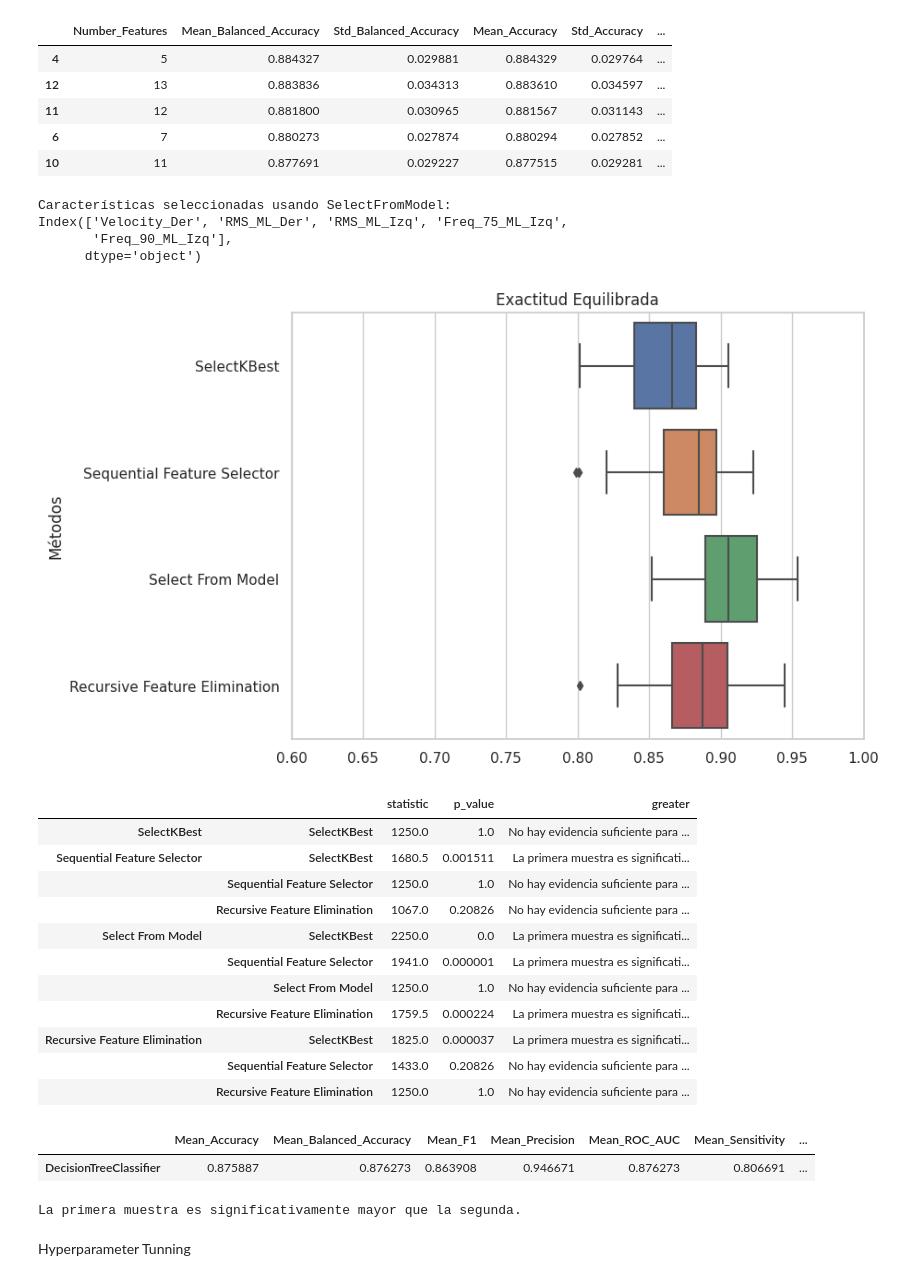
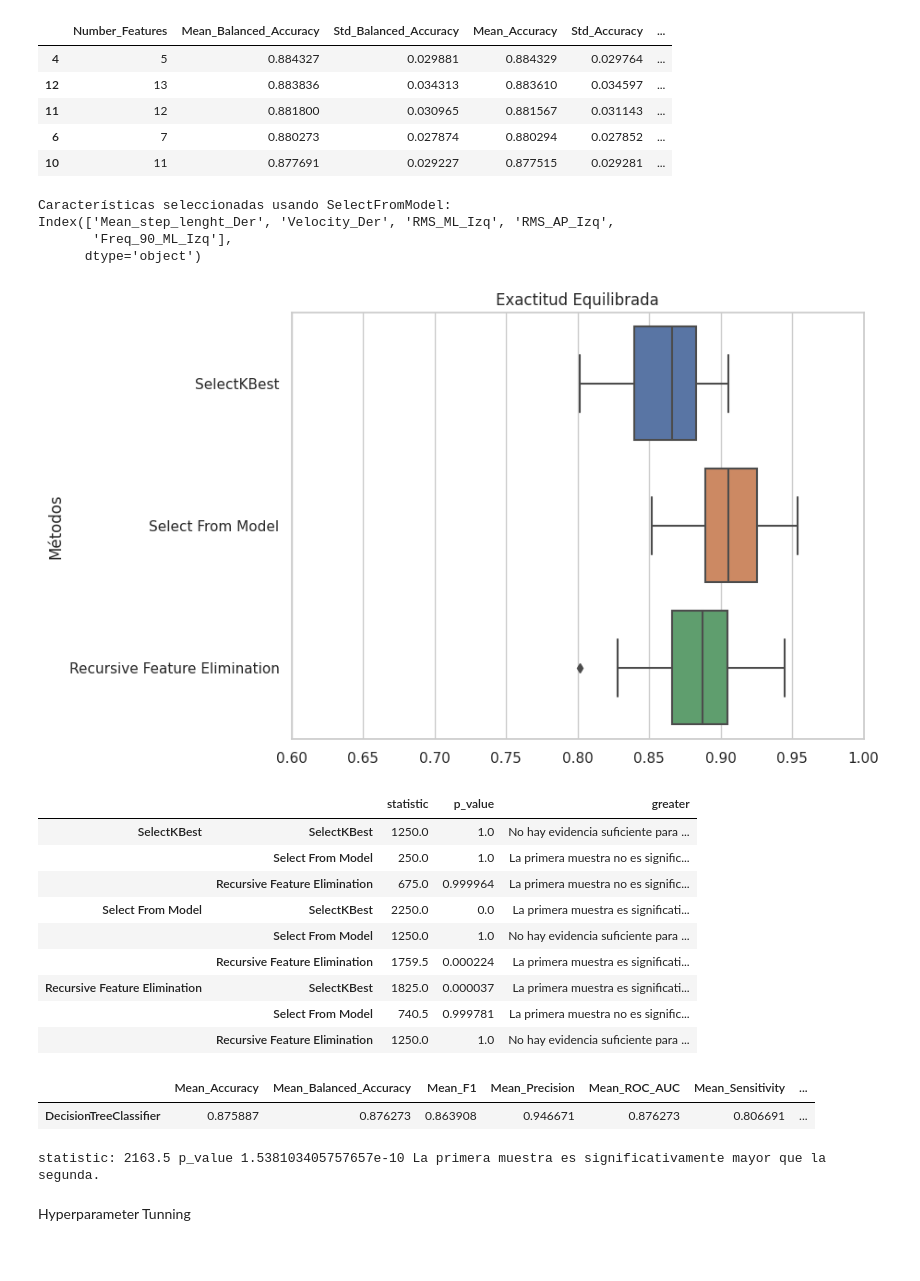
Before and after one commit to OsirisEscaL/Parkinson_Project, a Jupyter notebook: DecisionTreeClassifier_Parkinson_HeredetaryAtaxias.ipynb, the cells around one changed output. Drawn from its saved outputs; the diff is of its cells as text; code cells hidden in the pictures.

```diff
--- a/DecisionTreeClassifier_Parkinson_HeredetaryAtaxias.ipynb
+++ b/DecisionTreeClassifier_Parkinson_HeredetaryAtaxias.ipynb
@@ -792,7 +688,7 @@ results_recursive_ds.head(5)
 # %%
 best_number_R = 5 # Cambiar por el mejor numero de caracteristicas encontradas anteriormente
 
-selector_R = RFE(model, n_features_to_select=num)
+selector_R = RFE(model, n_features_to_select=best_number_R)
 new_X_R = selector_R.fit_transform(oversample_X, oversample_y)
 selected_feature_indices = selector_R.get_support()
 selected_feature_names = ds_X.columns[selected_feature_indices]
@@ -801,34 +697,32 @@ print("Características seleccionadas usando SelectFromModel:")
 print(selected_feature_names)
 # %% [output]
 Características seleccionadas usando SelectFromModel:
-Index(['Velocity_Der', 'RMS_ML_Der', 'RMS_ML_Izq', 'Freq_75_ML_Izq',
+Index(['Mean_step_lenght_Der', 'Velocity_Der', 'RMS_ML_Izq', 'RMS_AP_Izq',
        'Freq_90_ML_Izq'],
       dtype='object')
 # %%
 raw_SelectKBest = results_raw_selectK_ds.iloc[0, best_number_K-1]
-raw_Sequential = results_raw_sequential_ds.iloc[0, best_number_Q-1]
 raw_SelectM = results_raw_select_ds.iloc[0, best_number_M-1]
 raw_RFE = results_raw_recursive_ds.iloc[0, best_number_R-1]
 
 raw_SelectKBest = pd.Series(raw_SelectKBest, name='SelectKBest')
-raw_Sequential = pd.Series(raw_Sequential, name='Sequential Feature Selector')
 raw_SelectM = pd.Series(raw_SelectM, name='Select From Model')
 raw_RFE = pd.Series(raw_RFE, name='Recursive Feature Elimination')
 
-FeaturesSelectors = pd.concat([raw_SelectKBest, raw_Sequential,raw_SelectM, raw_RFE], axis=1)
+FeaturesSelectors = pd.concat([raw_SelectKBest,raw_SelectM, raw_RFE], axis=1)
 
 plt.figure(figsize=(8, 6))
 sns.set_theme(style="whitegrid")
 sns.boxplot(data=FeaturesSelectors, orient='h')
 plt.title('Exactitud Equilibrada')
 plt.xlim(0.6, 1)
 plt.ylabel('Métodos')
 plt.savefig('Boxplot_FeatureSelection_DecisionTreeClassifier.png', dpi=300, bbox_inches='tight')
 plt.show()
 # %% [output]
-[figure, old version]
+[figure, new version]
 # %%
-samplers = ['SelectKBest', 'Sequential Feature Selector', 'Select From Model',
+samplers = ['SelectKBest', 'Select From Model',
             'Recursive Feature Elimination']
 
 comparison = {}
@@ -845,6 +739,11 @@ for sample1 in samplers:
         comparison[sample1, sample2] = {'statistic': statistic,
                                         'p_value': p_value,
                                         'greater': greater}
+      else:
+        greater = 'La primera muestra no es significativamente mayor que la segunda.'
+        comparison[sample1, sample2] = {'statistic': statistic,
+                                        'p_value': p_value,
+                                        'greater': greater}
     else:
       greater = 'No hay evidencia suficiente para afirmar que las muestras tienen distribuciones diferentes.'
       comparison[sample1, sample2] = {'statistic': statistic,
@@ -857,15 +756,13 @@ comparison
 # %% [output]
 |  |  | statistic | p_value | greater |
 | SelectKBest | SelectKBest | 1250.0 | 1.0 | No hay evidencia suficiente para ... |
-| Sequential Feature Selector | SelectKBest | 1680.5 | 0.001511 | La primera muestra es significati... |
-|  | Sequential Feature Selector | 1250.0 | 1.0 | No hay evidencia suficiente para ... |
-|  | Recursive Feature Elimination | 1067.0 | 0.20826 | No hay evidencia suficiente para ... |
+|  | Select From Model | 250.0 | 1.0 | La primera muestra no es signific... |
+|  | Recursive Feature Elimination | 675.0 | 0.999964 | La primera muestra no es signific... |
 | Select From Model | SelectKBest | 2250.0 | 0.0 | La primera muestra es significati... |
-|  | Sequential Feature Selector | 1941.0 | 0.000001 | La primera muestra es significati... |
 |  | Select From Model | 1250.0 | 1.0 | No hay evidencia suficiente para ... |
 |  | Recursive Feature Elimination | 1759.5 | 0.000224 | La primera muestra es significati... |
 | Recursive Feature Elimination | SelectKBest | 1825.0 | 0.000037 | La primera muestra es significati... |
-|  | Sequential Feature Selector | 1433.0 | 0.20826 | No hay evidencia suficiente para ... |
+|  | Select From Model | 740.5 | 0.999781 | La primera muestra no es signific... |
 |  | Recursive Feature Elimination | 1250.0 | 1.0 | No hay evidencia suficiente para ... |
 # %%
 best_number = 7 # Cambiar dependiendo cual fue mejor
@@ -956,9 +853,9 @@ if p_value < alpha:
         greater = 'La primera muestra no es significativamente mayor que la segunda.'
 else:
       greater = 'No hay evidencia suficiente para afirmar que las muestras tienen distribuciones diferentes.'
-print(greater)
+print('statistic:',statistic,'p_value', p_value, greater)
 # %% [output]
-La primera muestra es significativamente mayor que la segunda.
+statistic: 2163.5 p_value 1.538103405757657e-10 La primera muestra es significativamente mayor que la segunda.
 # %% [markdown]
 Hyperparameter Tunning
 # %%
```
Also changed, not shown: parts of 7 cells of this notebook.
